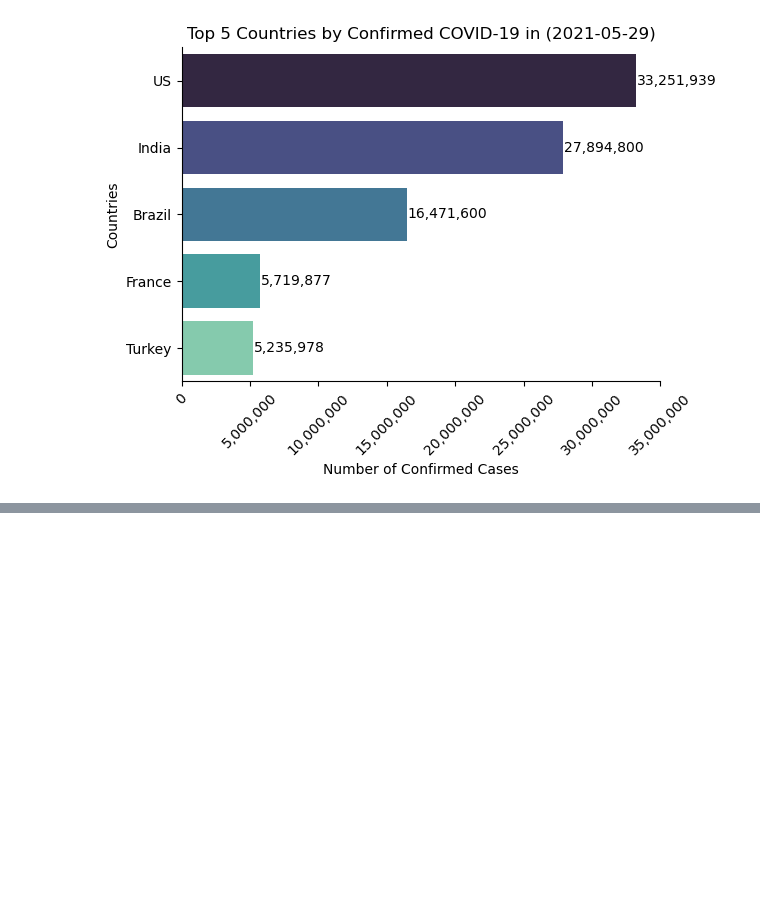
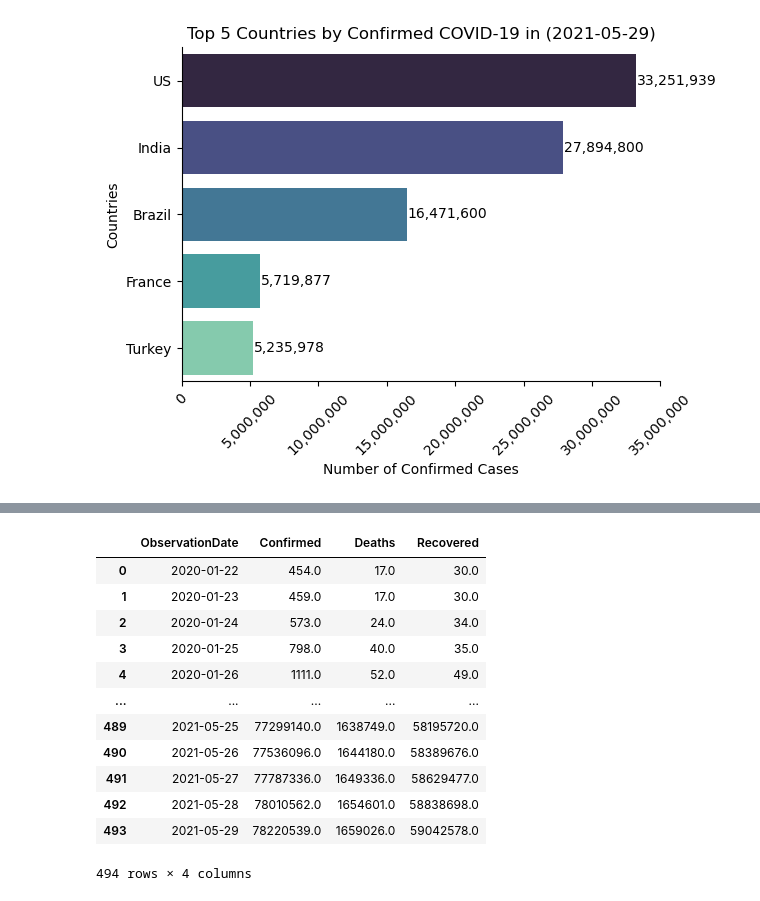
Before and after one commit to Mina-Makram-001/2_COVID-19_Analysis_Project, a Jupyter notebook: 1_EDA_Intro.ipynb, the cells around one changed output, grey strips where cells are left out. Saved outputs shown, nothing was run; the diff lists cells and outputs as text; code cells hidden in the pictures; blank space fills up the shorter version.

```diff
--- a/1_EDA_Intro.ipynb
+++ b/1_EDA_Intro.ipynb
@@ -199,0 +306,21 @@ Passing `palette` without assigning `hue` is deprecated and will be removed in v
+# %%
+#global_daily = df.groupby('ObservationDate')[['Confirmed', 'Deaths', 'Recovered']].sum().reset_index()
+#global_daily ❌❌ wrong because of duble counting
+
+daily_country = df.groupby(['Country/Region', 'ObservationDate'])[['Confirmed', 'Deaths', 'Recovered']].max().reset_index()
+global_daily = daily_country.groupby('ObservationDate')[['Confirmed', 'Deaths', 'Recovered']].sum().reset_index()
+global_daily
+# %% [output]
+|  | ObservationDate | Confirmed | Deaths | Recovered |
+| 0 | 2020-01-22 | 454.0 | 17.0 | 30.0 |
+| 1 | 2020-01-23 | 459.0 | 17.0 | 30.0 |
+| 2 | 2020-01-24 | 573.0 | 24.0 | 34.0 |
+| 3 | 2020-01-25 | 798.0 | 40.0 | 35.0 |
+| 4 | 2020-01-26 | 1111.0 | 52.0 | 49.0 |
+| ... | ... | ... | ... | ... |
+| 489 | 2021-05-25 | 77299140.0 | 1638749.0 | 58195720.0 |
+| 490 | 2021-05-26 | 77536096.0 | 1644180.0 | 58389676.0 |
+| 491 | 2021-05-27 | 77787336.0 | 1649336.0 | 58629477.0 |
+| 492 | 2021-05-28 | 78010562.0 | 1654601.0 | 58838698.0 |
+| 493 | 2021-05-29 | 78220539.0 | 1659026.0 | 59042578.0 |
+494 rows × 4 columns
```
Also changed, not shown: parts of 4 cells of this notebook, 6 other files.
